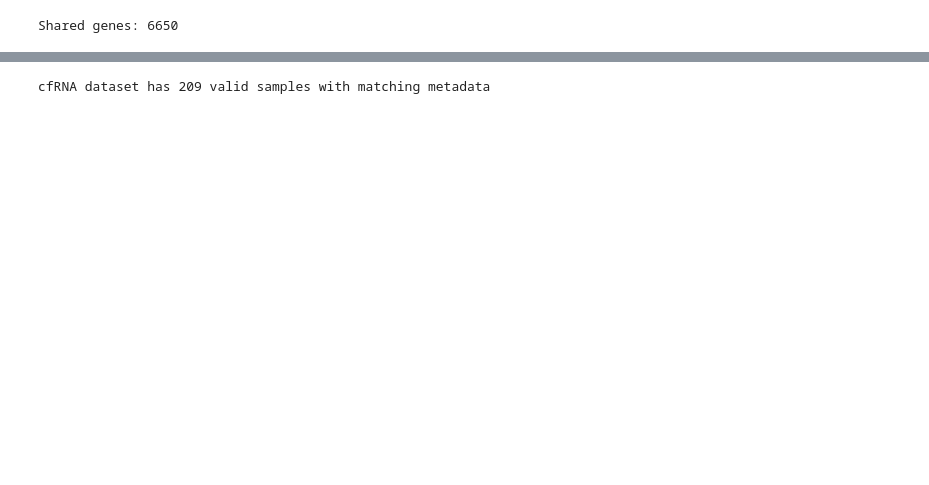
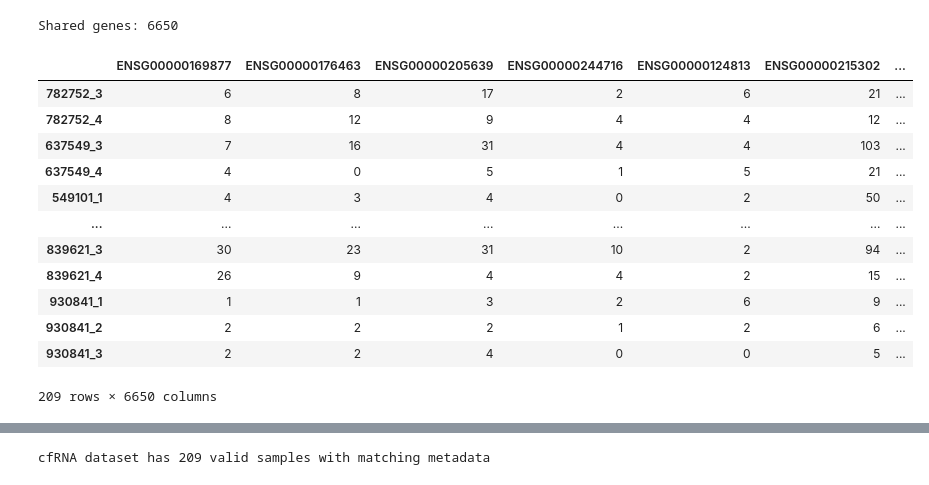
Before and after one commit to mubbytheback/gnn-challenge, a Jupyter notebook: organizer_scripts/build_dataset.ipynb, the cells around one changed output, grey strips where cells are left out. Drawn from its saved outputs; the diff is of its cells as text; code cells hidden in the pictures; blank space fills up the shorter version.

```diff
--- a/organizer_scripts/build_dataset.ipynb
+++ b/organizer_scripts/build_dataset.ipynb
@@ -102,0 +109,16 @@ disease_map = meta_cfRNA.set_index('Sample_title')['disease'].map({'control': 0,
+# %%
+expr_cfRNA_T
+# %% [output]
+|  | ENSG00000169877 | ENSG00000176463 | ENSG00000205639 | ENSG00000244716 | ENSG00000124813 | ENSG00000215302 | ... |
+| 782752_3 | 6 | 8 | 17 | 2 | 6 | 21 | ... |
+| 782752_4 | 8 | 12 | 9 | 4 | 4 | 12 | ... |
+| 637549_3 | 7 | 16 | 31 | 4 | 4 | 103 | ... |
+| 637549_4 | 4 | 0 | 5 | 1 | 5 | 21 | ... |
+| 549101_1 | 4 | 3 | 4 | 0 | 2 | 50 | ... |
+| ... | ... | ... | ... | ... | ... | ... | ... |
+| 839621_3 | 30 | 23 | 31 | 10 | 2 | 94 | ... |
+| 839621_4 | 26 | 9 | 4 | 4 | 2 | 15 | ... |
+| 930841_1 | 1 | 1 | 3 | 2 | 6 | 9 | ... |
+| 930841_2 | 2 | 2 | 2 | 1 | 2 | 6 | ... |
+| 930841_3 | 2 | 2 | 4 | 0 | 0 | 5 | ... |
+209 rows × 6650 columns
```
Also changed, not shown: parts of 19 cells of this notebook, 6 other files.
